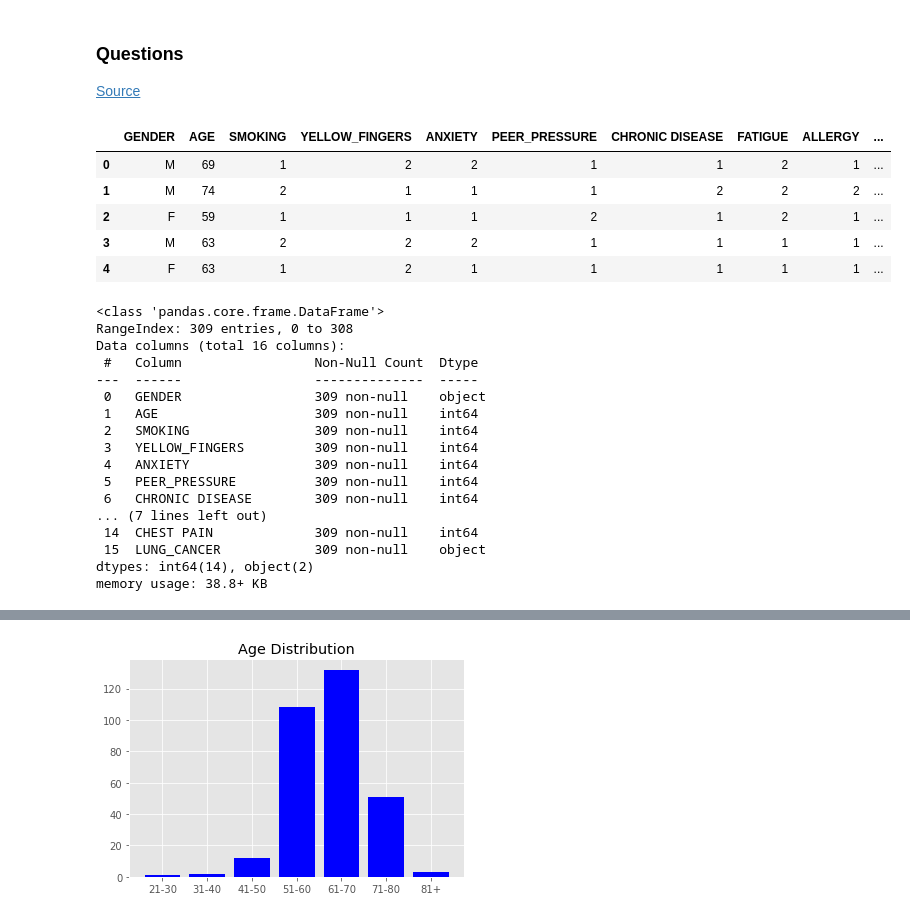
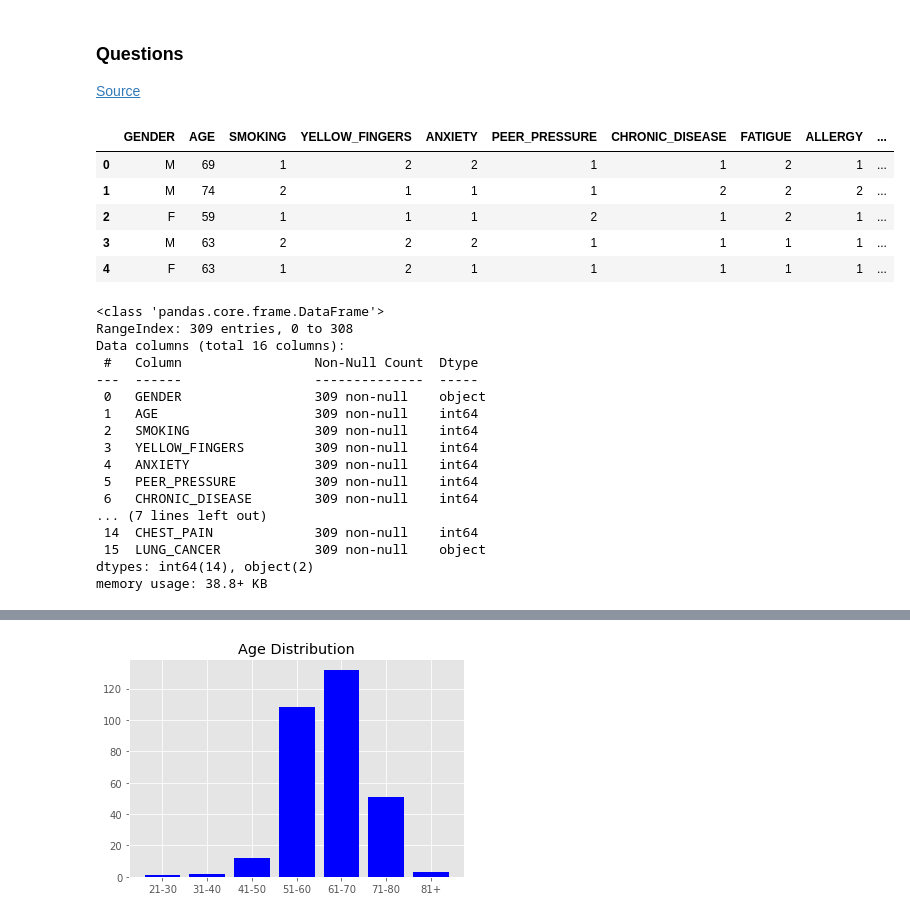
Before and after one commit to chunnali/Data-Analyst-Portfolio, a Jupyter notebook: Data_Analysis_Lung_Cancer.ipynb, the cells around one changed output, grey strips where cells are left out. Drawn from its saved outputs; the diff is of its cells as text; code cells hidden in the pictures.

```diff
--- a/Data_Analysis_Lung_Cancer.ipynb
+++ b/Data_Analysis_Lung_Cancer.ipynb
@@ -10,9 +10,11 @@ import seaborn as sns
 from matplotlib import pyplot as plt
 # %%
 df = pd.read_csv(r'C:\Users\Chunna\Documents\Data_Analyst_Portfolio\survey_lung_cancer.csv', low_memory=False)
+df.columns = df.columns.str.strip() # Remove trailing spaces in columns
+df.columns = df.columns.str.replace(' ','_')
 df.head()
 # %% [output]
-|  | GENDER | AGE | SMOKING | YELLOW_FINGERS | ANXIETY | PEER_PRESSURE | CHRONIC DISEASE | FATIGUE | ALLERGY | ... |
+|  | GENDER | AGE | SMOKING | YELLOW_FINGERS | ANXIETY | PEER_PRESSURE | CHRONIC_DISEASE | FATIGUE | ALLERGY | ... |
 | 0 | M | 69 | 1 | 2 | 2 | 1 | 1 | 2 | 1 | ... |
 | 1 | M | 74 | 2 | 1 | 1 | 1 | 2 | 2 | 2 | ... |
 | 2 | F | 59 | 1 | 1 | 1 | 2 | 1 | 2 | 1 | ... |
@@ -32,9 +34,9 @@ Data columns (total 16 columns):
  3   YELLOW_FINGERS         309 non-null    int64
  4   ANXIETY                309 non-null    int64
  5   PEER_PRESSURE          309 non-null    int64
- 6   CHRONIC DISEASE        309 non-null    int64
+ 6   CHRONIC_DISEASE        309 non-null    int64
 ... (7 lines left out)
- 14  CHEST PAIN             309 non-null    int64
+ 14  CHEST_PAIN             309 non-null    int64
  15  LUNG_CANCER            309 non-null    object
 dtypes: int64(14), object(2)
 memory usage: 38.8+ KB
```
Also changed, not shown: parts of 8 cells of this notebook.
